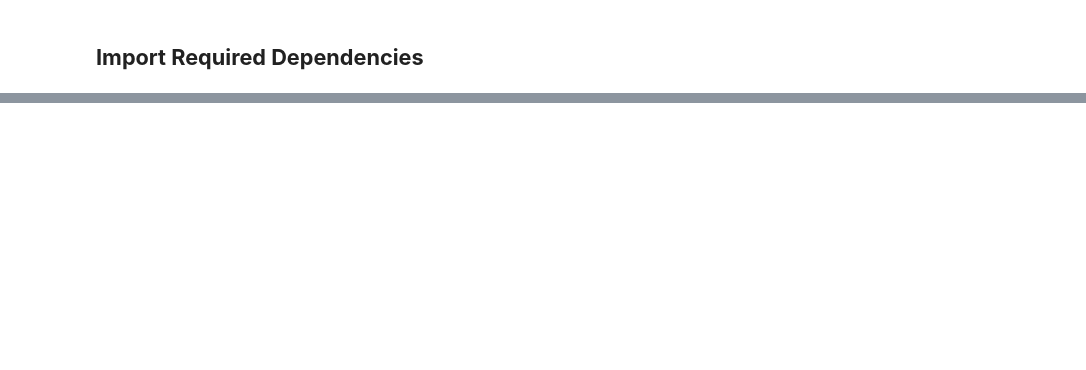
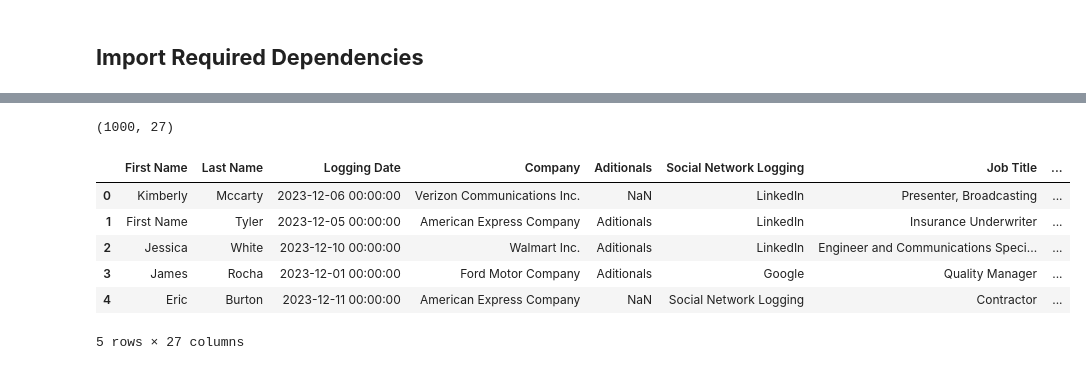
Before and after one commit to RomanRosa/recsys, a Jupyter notebook: notebooks/2.-EDA Rec. Sys. - TensorFlow Recommenders.ipynb, the cells around one changed output, grey strips where cells are left out. Drawn from its saved outputs; the diff is of its cells as text; code cells hidden in the pictures; blank space fills up the shorter version.

Commit message:
EDA, Embeddings For Each Column and Test Using Embeddings Upsert Directly In Pinecone

```diff
--- a/notebooks/2.-EDA Rec. Sys. - TensorFlow Recommenders.ipynb
+++ b/notebooks/2.-EDA Rec. Sys. - TensorFlow Recommenders.ipynb
@@ -51 +187,26 @@ embeddings_model = LangChainEmbeddings()
+# %%
+import os
+import pandas as pd
+
+dummy_path_excel = os.getenv('DUMMY_DATA_EXCEL')
+
+if dummy_path_excel:
+    try:
+        # Specifying the engine manually
+        data_rec_sys = pd.read_excel(dummy_path_excel, engine='openpyxl')
+        print(data_rec_sys.shape)
+    except Exception as e:
+        print(f"Error reading the Excel file: {e}")
+else:
+    print("The path to the Excel file is not set or invalid.")
+data_rec_sys.head()
+# %% [output]
+(1000, 27)
+|  | First Name | Last Name | Logging Date | Company | Aditionals | Social Network Logging | Job Title | ... |
+| 0 | Kimberly | Mccarty | 2023-12-06 00:00:00 | Verizon Communications Inc. | NaN | LinkedIn | Presenter, Broadcasting | ... |
+| 1 | First Name | Tyler | 2023-12-05 00:00:00 | American Express Company | Aditionals | LinkedIn | Insurance Underwriter | ... |
+| 2 | Jessica | White | 2023-12-10 00:00:00 | Walmart Inc. | Aditionals | LinkedIn | Engineer and Communications Speci... | ... |
+| 3 | James | Rocha | 2023-12-01 00:00:00 | Ford Motor Company | Aditionals | Google | Quality Manager | ... |
+| 4 | Eric | Burton | 2023-12-11 00:00:00 | American Express Company | NaN | Social Network Logging | Contractor | ... |
+5 rows × 27 columns
 # %%
```
Also changed, not shown: parts of 31 cells of this notebook, 1 other file.
